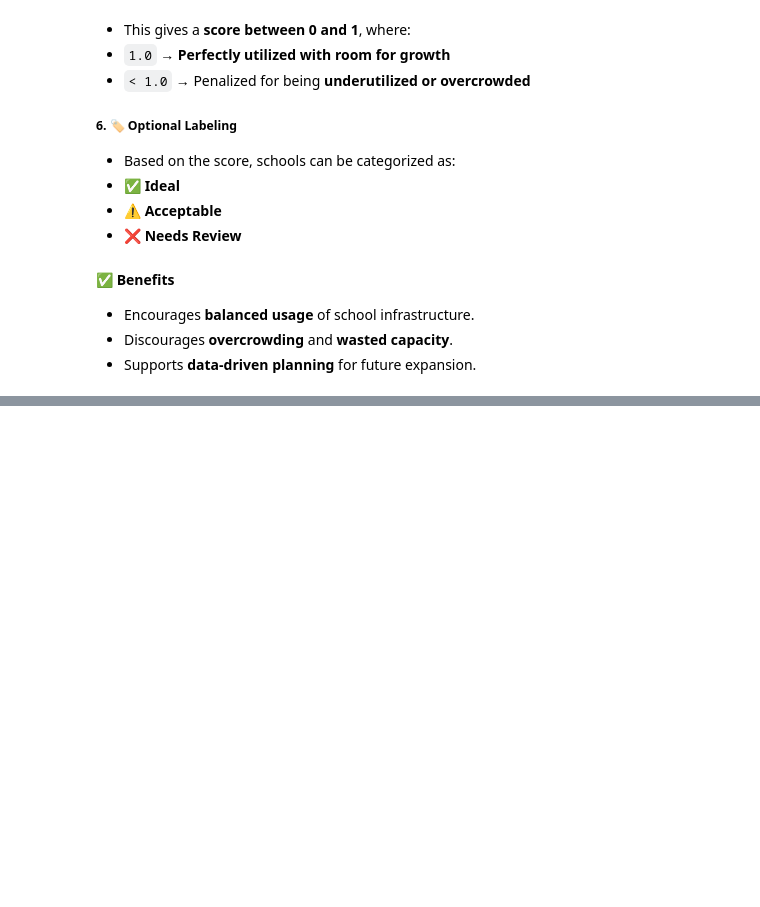
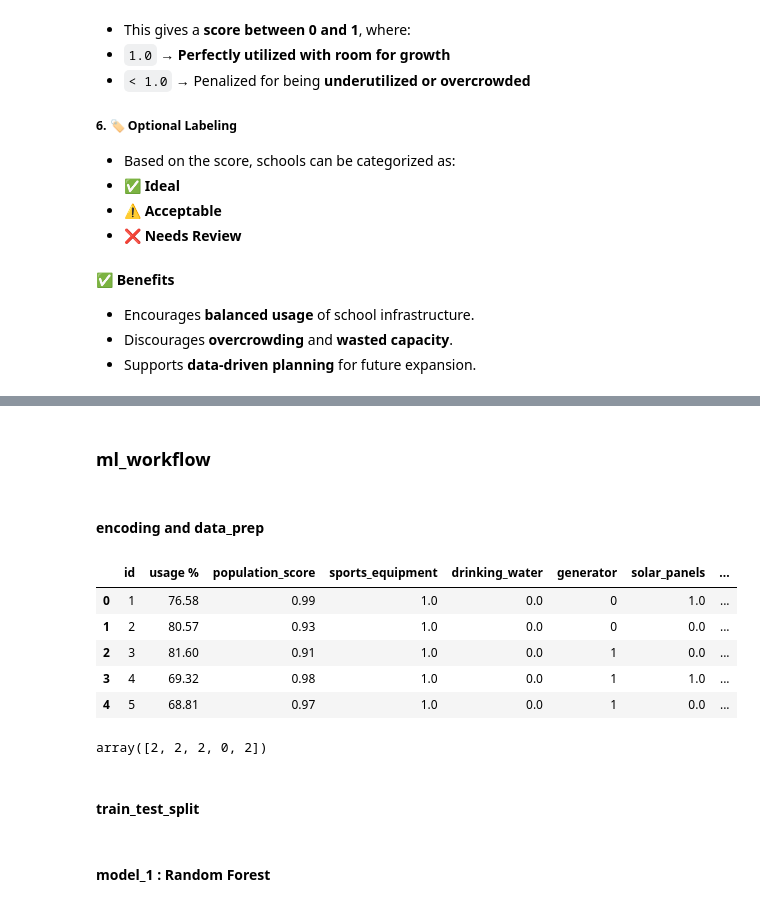
Before and after one commit to Kartikrast/social-infra-prediction-model, a Jupyter notebook: python_files/steps.ipynb, the cells around one changed output, grey strips where cells are left out. Drawn from its saved outputs; the diff is of its cells as text; code cells hidden in the pictures; blank space fills up the shorter version.

Commit message:
Added first model

```diff
--- a/python_files/steps.ipynb
+++ b/python_files/steps.ipynb
@@ -3240,2 +3284,2 @@ hospital_df['population_score'] = hospital_df[['total_staff', 'medical_staff', '
 # %%
-hospital_df.drop(['staff_per_visitor','medstaff_per_visitor', 'beds_per_visitor'], axis=1, inplace=True)
+hospital_df.drop(['staff_per_visitor','medstaff_per_visitor', 'beds_per_visitor', 'visitor_count', 'design_capacity'], axis=1, inplace=True)
@@ -3249,6 +3286,6 @@ hospital_df.drop(['staff_per_visitor','medstaff_per_visitor', 'beds_per_visitor'
 # %%
 hospital_df['infrastructure_score'] = hospital_df[['outside_branches',
-       'land_area_built', 'design_capacity', 'vacant_land_area',
+       'land_area_built', 'vacant_land_area',
        'building_count', 'floors', 'wall_material', 'wall_condition',
        'roof_material', 'roof_condition', 'window_condition',
        'floor_condition', 'door_condition',
@@ -4020,17 +4057,6 @@ std_dev = 0.1  # smaller values = stricter scoring
 
 pre_school_df['population_score'] = np.exp(-0.5 * ((pre_school_df['utilization_ratio'] - ideal_utilization) / std_dev) ** 2).round(2)
 
-# --- 7. Optional: Categorize utilization quality
-def label_utilization(score):
-    if score >= 0.9:
-        return 'Ideal'
-    elif score >= 0.6:
-        return 'Acceptable'
-    else:
-        return 'Needs Review'
-
-pre_school_df['utilization_label'] = pre_school_df['population_score'].apply(label_utilization)
-
 # --- 8. Plot distributions
 sns.histplot(pre_school_df['utilization_ratio'], kde=True)
 plt.title("Utilization Ratio Distribution")
@@ -4135,0 +4577,28 @@ pre_school_df.to_csv('pre_school_df.csv', index=False)
+# %% [markdown]
+### ml_workflow
+# %% [markdown]
+#### encoding and data_prep
+# %%
+# Drop 'school_name' from features (it's a primary key)
+X = sec_school_df.drop(columns=["school_name", "need_category"])
+
+# Apply One-Hot Encoding to categorical features
+X = pd.get_dummies(X, columns=["region", "district"], drop_first=True)
+
+# Encode the target variable using Label Encoding
+le = LabelEncoder()
+y = le.fit_transform(sec_school_df["need_category"])
+
+# Verify encoding
+display(X.head())
+display(y[:5])
+# %% [output]
+|  | id | usage % | population_score | sports_equipment | drinking_water | generator | solar_panels | ... |
+| 0 | 1 | 76.58 | 0.99 | 1.0 | 0.0 | 0 | 1.0 | ... |
+| 1 | 2 | 80.57 | 0.93 | 1.0 | 0.0 | 0 | 0.0 | ... |
+| 2 | 3 | 81.60 | 0.91 | 1.0 | 0.0 | 1 | 0.0 | ... |
+| 3 | 4 | 69.32 | 0.98 | 1.0 | 0.0 | 1 | 1.0 | ... |
+| 4 | 5 | 68.81 | 0.97 | 1.0 | 0.0 | 1 | 0.0 | ... |
+array([2, 2, 2, 0, 2])
+# %% [markdown]
+#### train_test_split
@@ -4135,0 +4607,2 @@ pre_school_df.to_csv('pre_school_df.csv', index=False)
+# %% [markdown]
+#### model_1 : Random Forest
```
Also changed, not shown: parts of 44 cells of this notebook.
